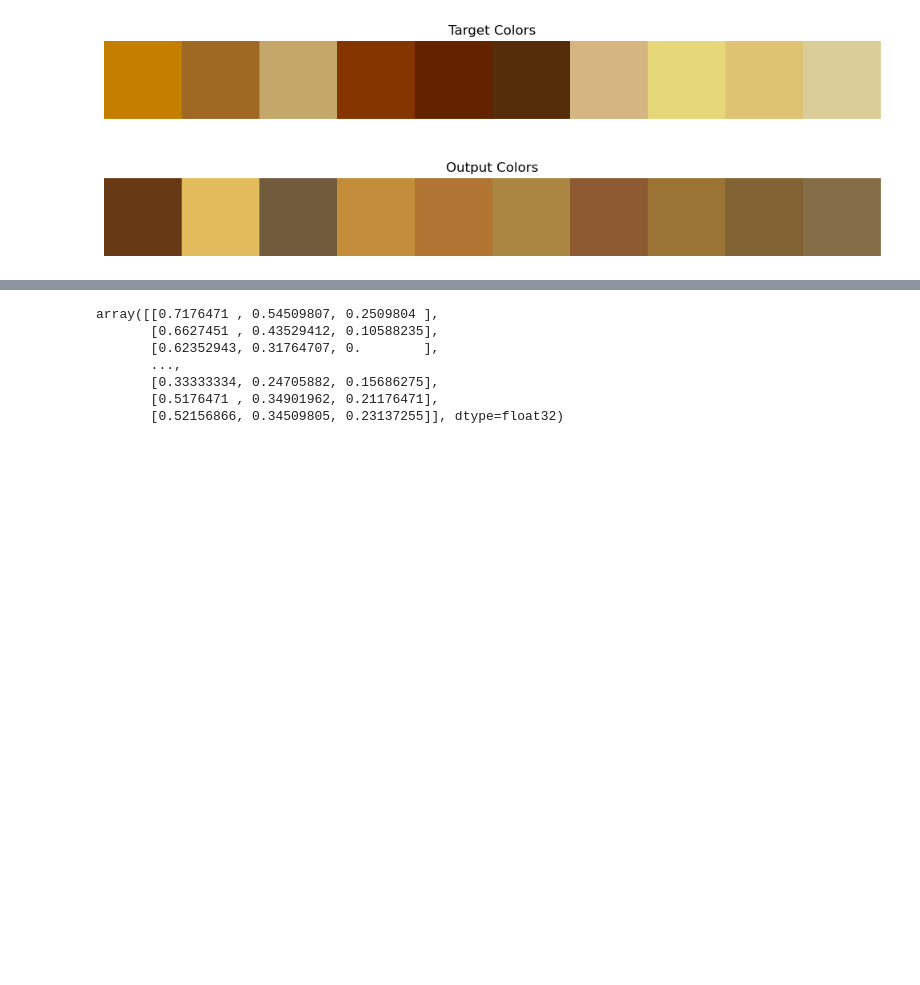
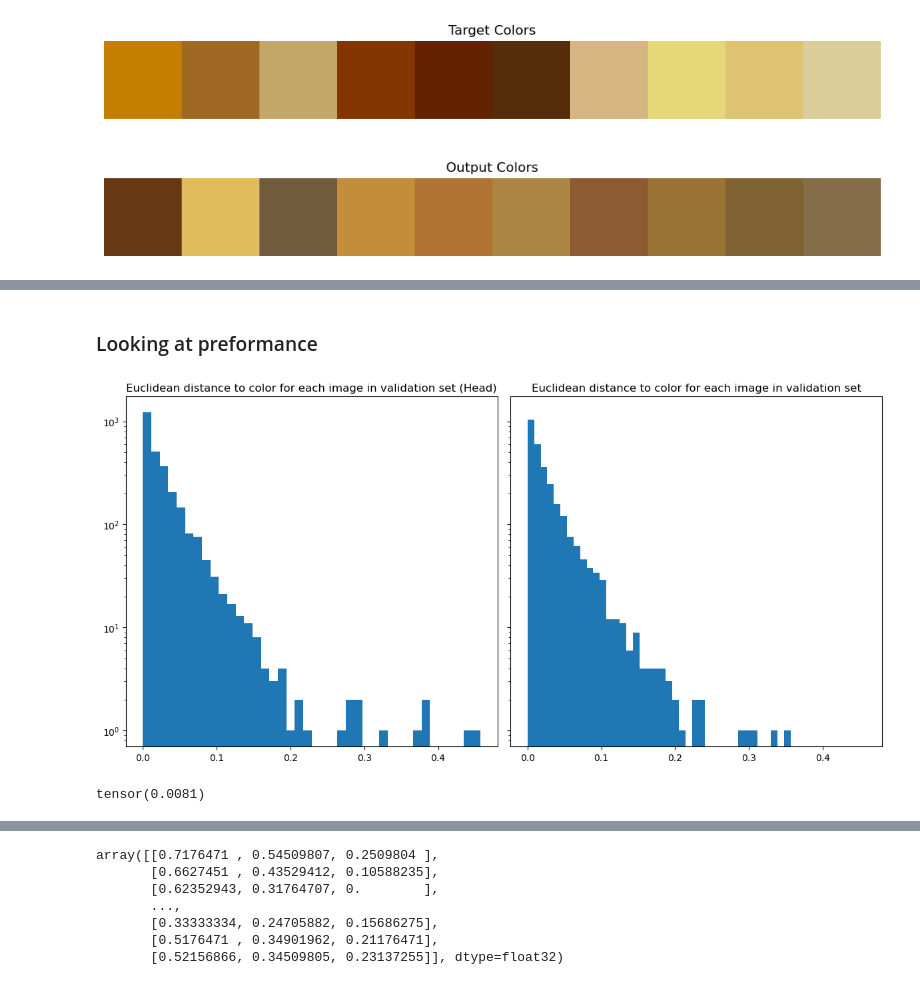
Before and after one commit to CS-433/ml-project-2-kalamariunionen, a Jupyter notebook: analysis_resnet.ipynb, the cells around one changed output, grey strips where cells are left out. Cells and saved outputs as stored; diff of their text form; code cells hidden in the pictures; blank space fills up the shorter version.

```diff
--- a/analysis_resnet.ipynb
+++ b/analysis_resnet.ipynb
@@ -47,0 +167,7 @@ def convert(tensors):
+# %%
+#Reading in best preforming model target and output colors
+file_path_target = "resnet_model/output_training/run_2024-12-11_10-16-35/target_colors/target_colors_model1.pkl"
+target_colors = open_pickle(file_path_target)
+
+file_path_output = "resnet_model/output_training/run_2024-12-11_10-16-35/output_colors/output_colors_model1.pkl"
+output_colors = open_pickle(file_path_output)
@@ -256,0 +373,9 @@ plot_colors_with_subplots(target_colors_np, output_colors_np, highest_10_indices
+# %%
+#Reading in best preforming model target and output colors
+
+#head
+file_path_target = "/Users/lisavind/ml-project-2-kalamariunionen/resnet_model/output_training/run_2024-12-16_16-33-27/target_colors/target_colors_baseline.pkl"
+target_colors_head = open_pickle(file_path_target)
+
+file_path_output = "/Users/lisavind/ml-project-2-kalamariunionen/resnet_model/output_training/run_2024-12-16_16-33-27/output_colors/output_colors_baseline.pkl"
+output_colors_head = open_pickle(file_path_output)
@@ -256,0 +458,32 @@ plot_colors_with_subplots(target_colors_np, output_colors_np, highest_10_indices
+# %% [markdown]
+### Looking at preformance
+# %%
+target_colors_head_np = convert_values_to_numpy(target_colors_head)
+output_colors_head_np = convert_values_to_numpy(output_colors_head)
+# %%
+euclidian_distance_head = np.sum((target_colors_head_np - output_colors_head_np)** 2, axis = 1)
+# %%
+fig, axs = plt.subplots(1, 2, figsize=(12, 6), sharey=True, sharex=True)
+axs[0].hist(euclidian_distance_head, bins=40)
+axs[0].set_title('Euclidean distance to color for each image in validation set (Head)')
+axs[0].set_yscale('log')
+
+axs[1].hist(euclidian_distance, bins=40)
+axs[1].set_title('Euclidean distance to color for each image in validation set')
+axs[1].set_yscale('log')
+
+
+plt.tight_layout()
+plt.show()
+# %% [output]
+[figure, added]
+# %%
+criterion = nn.MSELoss()
+
+loss_head = 0
+for i in range(0,len(target_colors_head)):
+    loss_head += criterion(target_colors_head[i], output_colors_head[i])
+
+print(loss_head/len(target_colors))
+# %% [output]
+tensor(0.0081)
```
Also changed, not shown: parts of 32 cells of this notebook, 13 other files.
